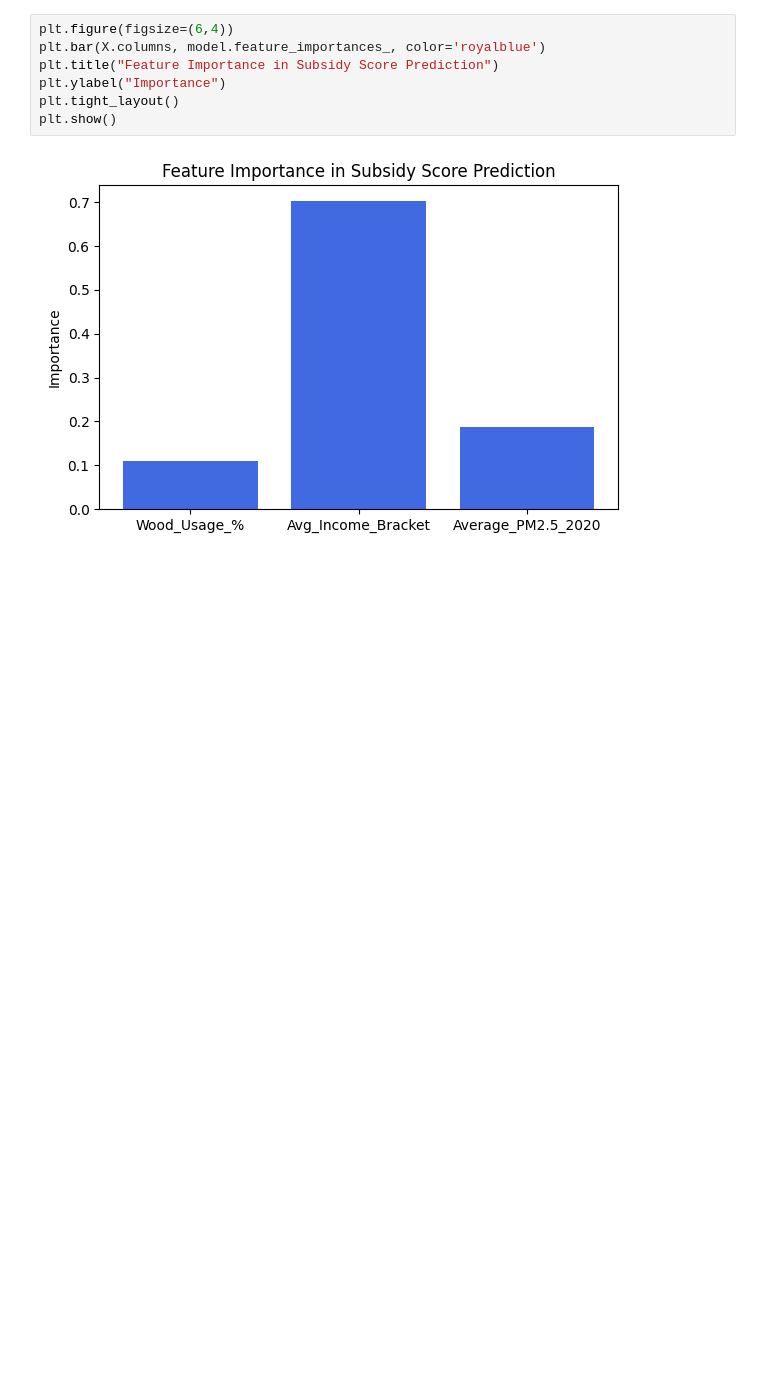
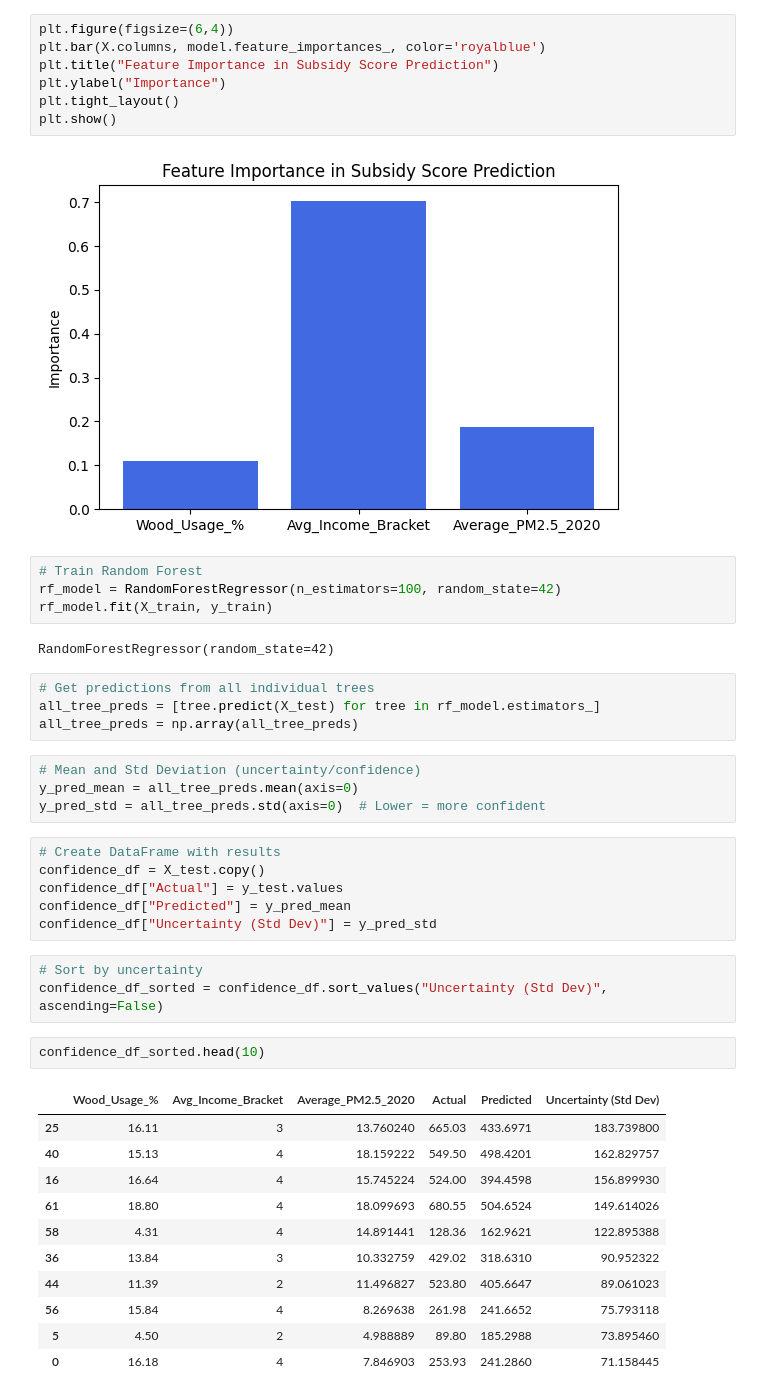
Before and after one commit to prashansarathod/CSCN8040, a Jupyter notebook: unit5.ipynb, the cells around one changed output. Drawn from its saved outputs; the diff is of its cells as text; blank space fills up the shorter version.

```diff
--- a/unit5.ipynb
+++ b/unit5.ipynb
@@ -104,3 +105,40 @@ plt.tight_layout()
 plt.show()
 # %% [output]
 [figure]
+# %%
+# Train Random Forest
+rf_model = RandomForestRegressor(n_estimators=100, random_state=42)
+rf_model.fit(X_train, y_train)
+# %% [output]
+RandomForestRegressor(random_state=42)
+# %%
+# Get predictions from all individual trees
+all_tree_preds = [tree.predict(X_test) for tree in rf_model.estimators_]
+all_tree_preds = np.array(all_tree_preds)
+# %%
+# Mean and Std Deviation (uncertainty/confidence)
+y_pred_mean = all_tree_preds.mean(axis=0)
+y_pred_std = all_tree_preds.std(axis=0)  # Lower = more confident
+# %%
+# Create DataFrame with results
+confidence_df = X_test.copy()
+confidence_df["Actual"] = y_test.values
+confidence_df["Predicted"] = y_pred_mean
+confidence_df["Uncertainty (Std Dev)"] = y_pred_std
+# %%
+# Sort by uncertainty
+confidence_df_sorted = confidence_df.sort_values("Uncertainty (Std Dev)", ascending=False)
+# %%
+confidence_df_sorted.head(10)
+# %% [output]
+|  | Wood_Usage_% | Avg_Income_Bracket | Average_PM2.5_2020 | Actual | Predicted | Uncertainty (Std Dev) |
+| 25 | 16.11 | 3 | 13.760240 | 665.03 | 433.6971 | 183.739800 |
+| 40 | 15.13 | 4 | 18.159222 | 549.50 | 498.4201 | 162.829757 |
+| 16 | 16.64 | 4 | 15.745224 | 524.00 | 394.4598 | 156.899930 |
+| 61 | 18.80 | 4 | 18.099693 | 680.55 | 504.6524 | 149.614026 |
+| 58 | 4.31 | 4 | 14.891441 | 128.36 | 162.9621 | 122.895388 |
+| 36 | 13.84 | 3 | 10.332759 | 429.02 | 318.6310 | 90.952322 |
+| 44 | 11.39 | 2 | 11.496827 | 523.80 | 405.6647 | 89.061023 |
+| 56 | 15.84 | 4 | 8.269638 | 261.98 | 241.6652 | 75.793118 |
+| 5 | 4.50 | 2 | 4.988889 | 89.80 | 185.2988 | 73.895460 |
+| 0 | 16.18 | 4 | 7.846903 | 253.93 | 241.2860 | 71.158445 |
```
Also changed, not shown: parts of 4 cells of this notebook, 2 other files.
